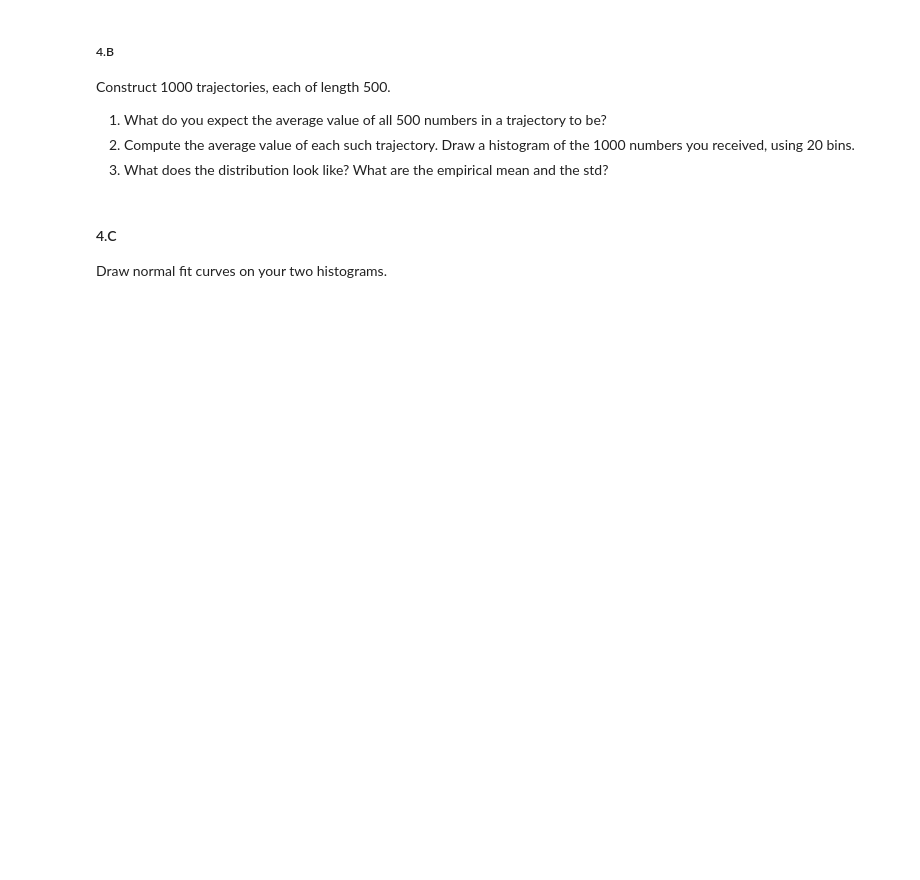
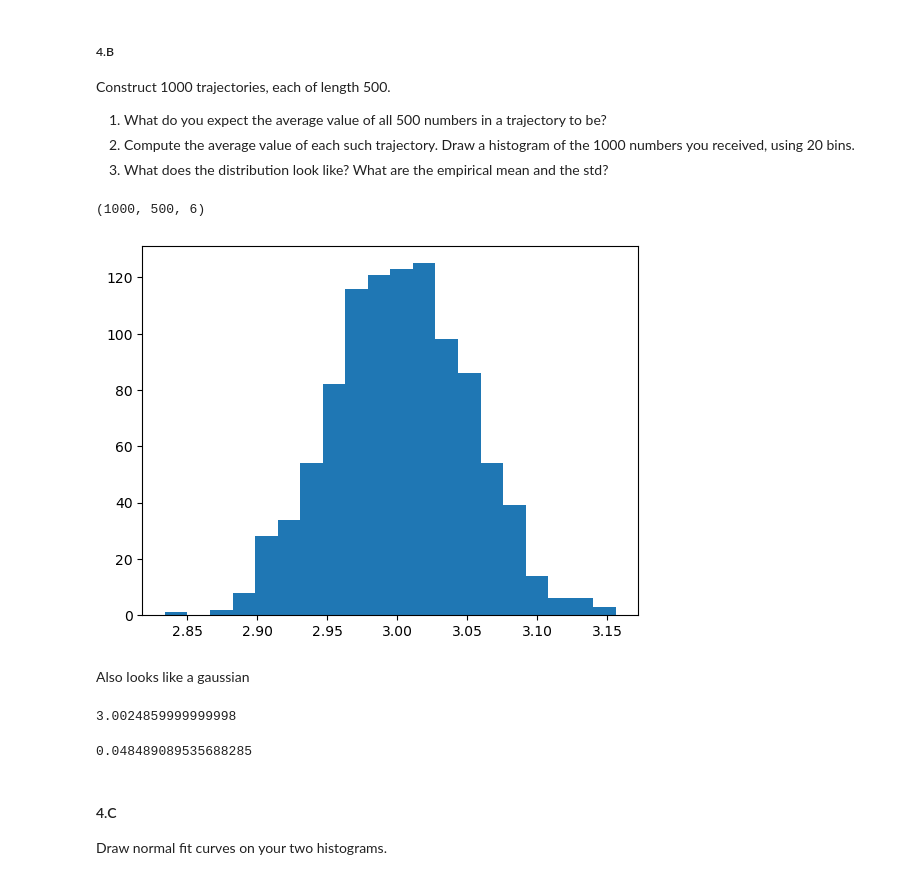
Before and after one commit to barboym/hw_statistics_runi, a Jupyter notebook: HW3/HW3.ipynb, the cells around one changed output. Saved outputs shown, nothing was run; the diff lists cells and outputs as text; code cells hidden in the pictures; blank space fills up the shorter version.

```diff
--- a/HW3/HW3.ipynb
+++ b/HW3/HW3.ipynb
@@ -288,6 +359,27 @@ Construct 1000 trajectories, each of length 500.
 1. What do you expect the average value of all 500 numbers in a trajectory to be?
 2. Compute the average value of each such trajectory. Draw a histogram of the 1000 numbers you received, using 20 bins.
 3. What does the distribution look like? What are the empirical mean and the std?
+# %%
+experiment_b = np.c_[[generate_trajectory(500) for _ in range(N)]]
+experiment_b.shape # [trajectory,step,location]
+# %% [output]
+(1000, 500, 6)
+# %%
+tranjectory_means_b = (experiment_b * np.arange(1,7)).sum(axis=2).mean(axis=1)
+# %%
+plt.hist(tranjectory_means_b,bins=20);
+# %% [output]
+[figure, added]
+# %% [markdown]
+Also looks like a gaussian
+# %%
+tranjectory_means_b.mean()
+# %% [output]
+3.0024859999999998
+# %%
+tranjectory_means_b.std()
+# %% [output]
+0.048489089535688285
 # %% [markdown]
 #### 4.C
 Draw normal fit curves on your two histograms.
```
Also changed, not shown: parts of 19 cells of this notebook.
